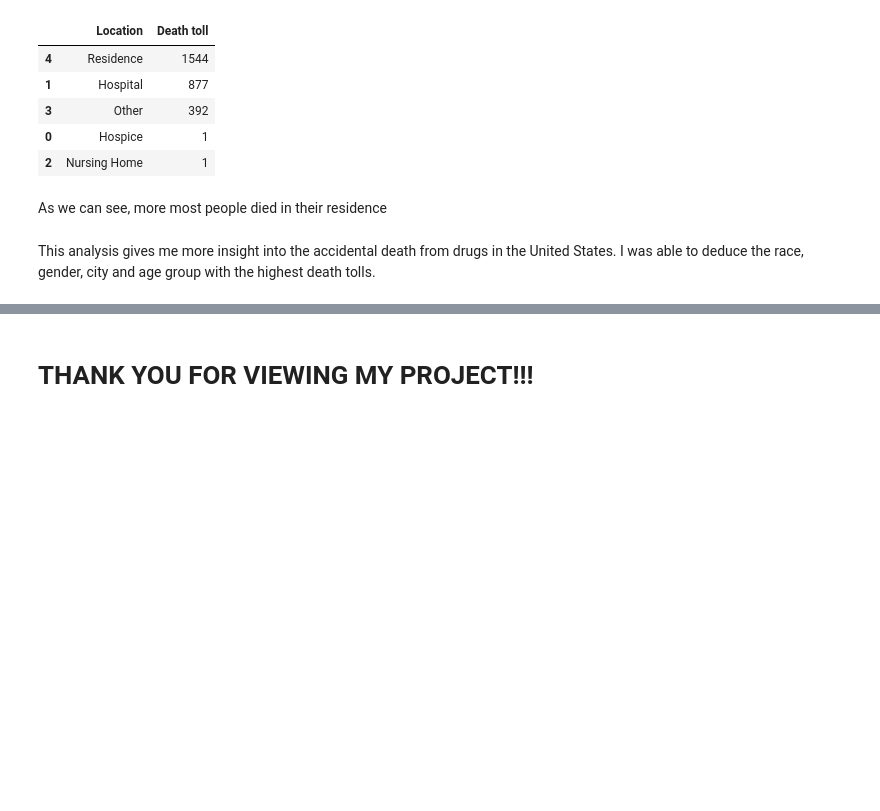
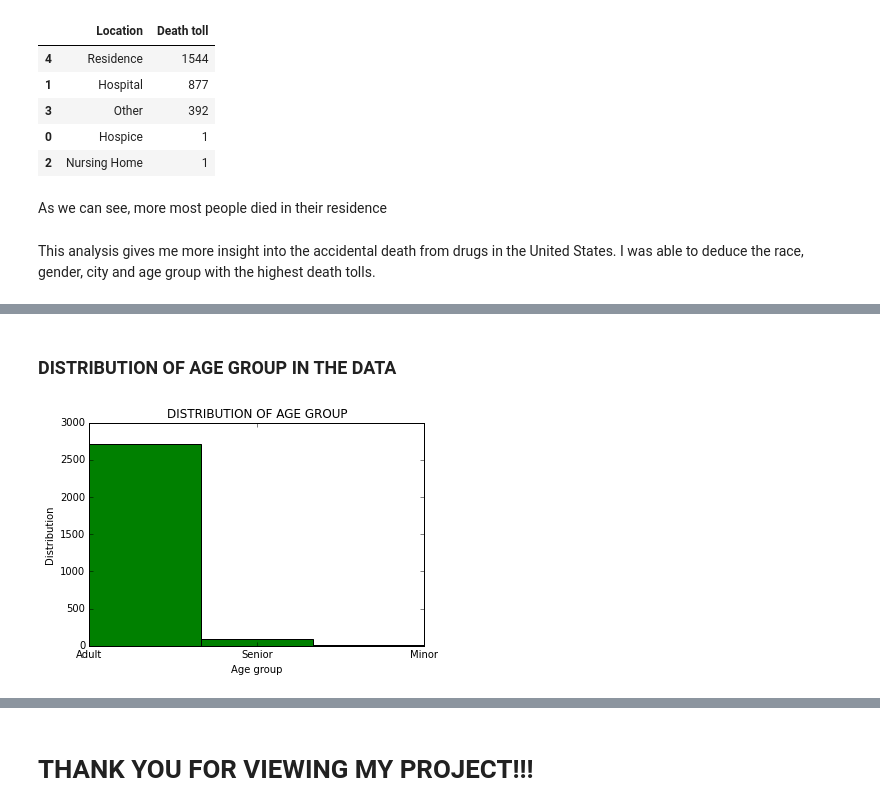
Before and after one commit to MikeDeecode/US-accidental--drugs-death-analysis, a Jupyter notebook: US_accidental_drugs_death.ipynb, the cells around one changed output, grey strips where cells are left out. Drawn from its saved outputs; the diff is of its cells as text; code cells hidden in the pictures; blank space fills up the shorter version.

```diff
--- a/US_accidental_drugs_death.ipynb
+++ b/US_accidental_drugs_death.ipynb
@@ -297,0 +314,12 @@ This analysis gives me more insight into the accidental death from drugs in the
+# %% [markdown]
+### DISTRIBUTION OF AGE GROUP IN THE DATA
+# %%
+fig = plt.figure()
+plt.hist(death_from_drugs['Age group'], bins = 3, color = 'green')
+plt.title("DISTRIBUTION OF AGE GROUP")
+plt.xlabel("Age group")
+plt.ylabel("Distribution")
+plt.savefig('out.png')
+plt.show()
+# %% [output]
+[figure, added]
```
Also changed, not shown: parts of 7 cells of this notebook.
